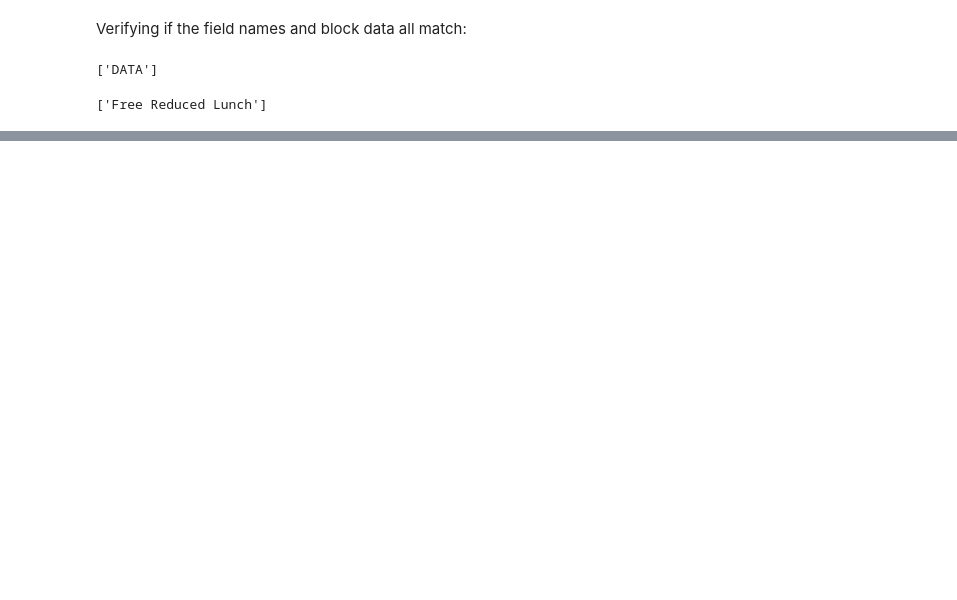
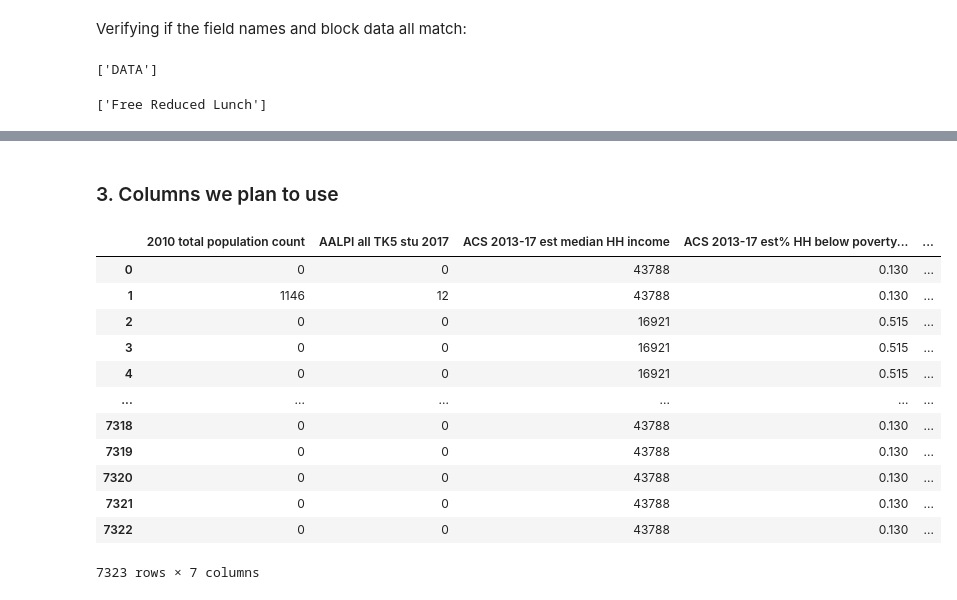
Before and after one commit to 18rberry/Operationalizing-Equity-Tiebreaker-in-SF, a Jupyter notebook: notebooks/20210624-gsa-block_eda.ipynb, the cells around one changed output, grey strips where cells are left out. Cells and saved outputs as stored; diff of their text form; code cells hidden in the pictures; blank space fills up the shorter version.

```diff
--- a/notebooks/20210624-gsa-block_eda.ipynb
+++ b/notebooks/20210624-gsa-block_eda.ipynb
@@ -324,0 +433,2 @@ Still not the best. Maybe we need to understand better how this data is computed
+# %% [markdown]
+### 3. Columns we plan to use
@@ -324,0 +443,17 @@ Still not the best. Maybe we need to understand better how this data is computed
+# %%
+block_df_filt = block_df.copy()[columns_selected]
+block_df_filt
+# %% [output]
+|  | 2010 total population count | AALPI all TK5 stu 2017 | ACS 2013-17 est median HH income | ACS 2013-17 est% HH below poverty... | ... |
+| 0 | 0 | 0 | 43788 | 0.130 | ... |
+| 1 | 1146 | 12 | 43788 | 0.130 | ... |
+| 2 | 0 | 0 | 16921 | 0.515 | ... |
+| 3 | 0 | 0 | 16921 | 0.515 | ... |
+| 4 | 0 | 0 | 16921 | 0.515 | ... |
+| ... | ... | ... | ... | ... | ... |
+| 7318 | 0 | 0 | 43788 | 0.130 | ... |
+| 7319 | 0 | 0 | 43788 | 0.130 | ... |
+| 7320 | 0 | 0 | 43788 | 0.130 | ... |
+| 7321 | 0 | 0 | 43788 | 0.130 | ... |
+| 7322 | 0 | 0 | 43788 | 0.130 | ... |
+7323 rows × 7 columns
```
Also changed, not shown: parts of 65 cells of this notebook.
